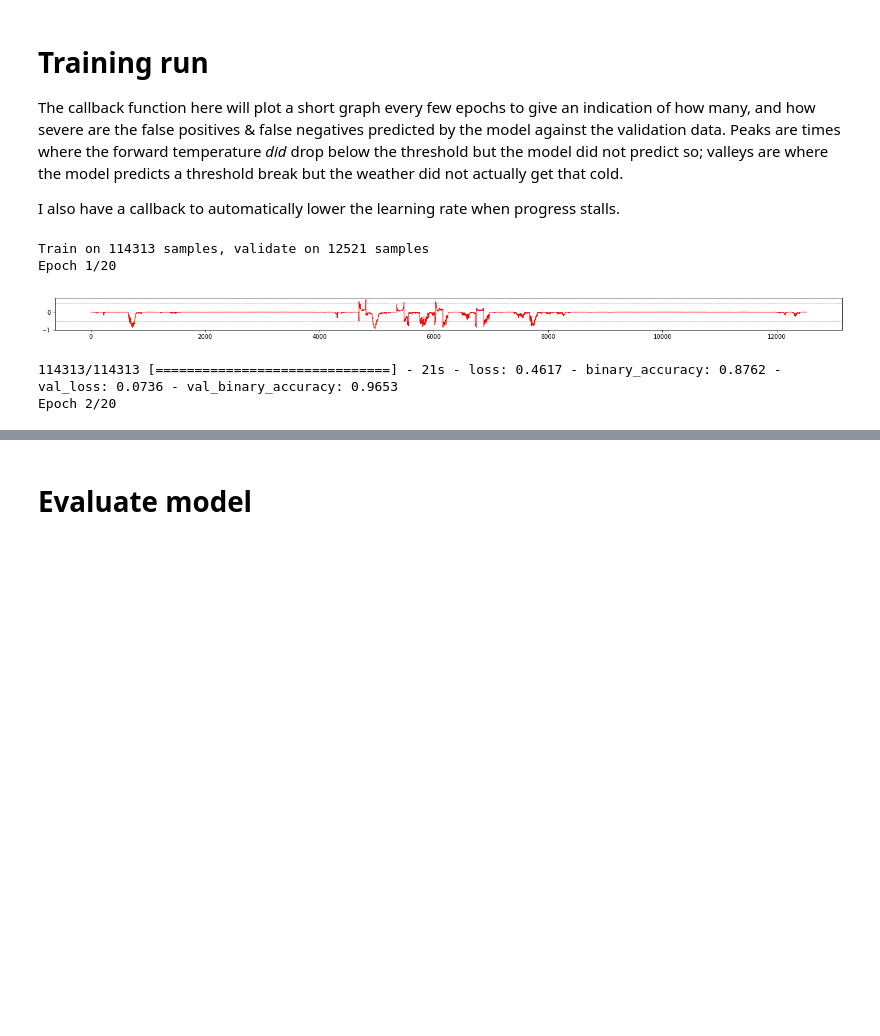
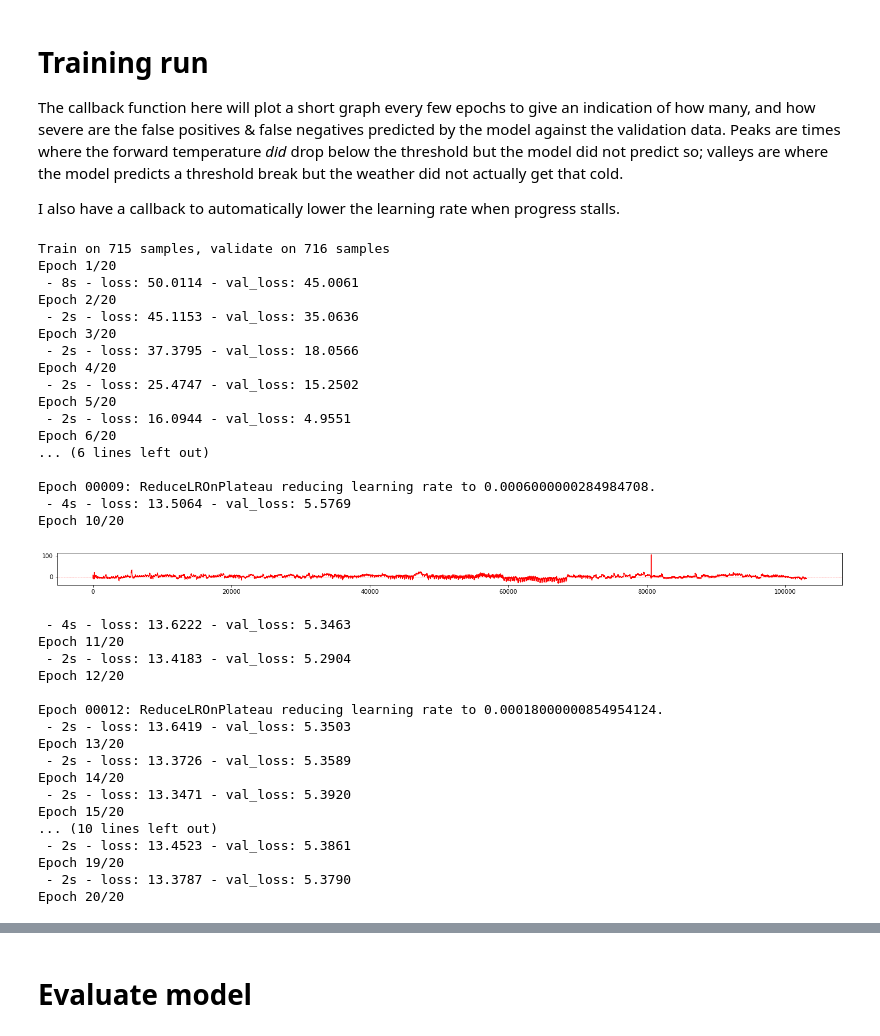
Before and after one commit to CienegaOrchards/Learning, a Jupyter notebook: Weather supplemental data.ipynb, the cells around one changed output, grey strips where cells are left out. Drawn from its saved outputs; the diff is of its cells as text; code cells hidden in the pictures; blank space fills up the shorter version.

```diff
--- a/Weather supplemental data.ipynb
+++ b/Weather supplemental data.ipynb
@@ -217,0 +126,8 @@ _________________________________________________________________
+# %%
+train_cont_x, train_cat_x, train_y = continuous_x[:val_start], categorical_x[:val_start], all_y[:val_start]
+val_cont_x, val_cat_x, val_y = continuous_x[val_start:val_end], categorical_x[val_start:val_end], all_y[val_start:val_end]
+
+train_data = data.iloc[:val_start]
+validation_data = data.iloc[val_start:val_end]
+
+train_cont_x.shape, train_cat_x.shape, train_y.shape, val_cont_x.shape, val_cat_x.shape, val_y.shape, train_y.mean(), val_y.mean()
@@ -217,0 +147,9 @@ _________________________________________________________________
+# %%
+train_cont_in = np.stack([[train_cont_x[seq_start + i] for i in range(seq_length)] for seq_start in range(0, len(train_cont_x), seq_length)])
+train_cat_in = np.stack([[train_cat_x[seq_start + i] for i in range(seq_length)] for seq_start in range(0, len(train_cat_x), seq_length)])
+train_cat_out = np.stack([[train_y[seq_start + i] for i in range(seq_length)] for seq_start in range(0, len(train_y), seq_length)])
+
+# Weights: give more emphasis to the ones where the forecast is below threshold
+train_sample_weights = ((train_data.forward_min<31).as_matrix() * (fp_fn_ratio-1)+1).reshape(-1,seq_length)
+
+train_cont_in.shape, train_cat_in.shape, train_cat_out.shape,train_sample_weights.shape
@@ -217,0 +158,6 @@ _________________________________________________________________
+# %%
+val_cont_in = np.stack([[val_cont_x[i+j-1] for i in range(seq_length)] for j in range(0, len(val_cont_x), seq_length)])
+val_cat_in = np.stack([[val_cat_x[i+j-1] for i in range(seq_length)] for j in range(0, len(val_cat_x), seq_length)])
+val_cat_out = np.stack([[val_y[i+j-1] for i in range(seq_length)] for j in range(0, len(val_y), seq_length)])
+
+val_cont_in.shape, val_cat_in.shape, val_cat_out.shape
@@ -217,0 +166,6 @@ _________________________________________________________________
+# %%
+train_inputs = [train_cont_in]
+val_inputs = [val_cont_in]
+for i in range(categorical_x.shape[1]):
+    train_inputs.append(train_cat_in[:,:,i].reshape(-1,seq_length,1))
+    val_inputs.append(val_cat_in[:,:,i].reshape(-1,seq_length,1))
@@ -224,25 +241,56 @@ I also have a callback to automatically lower the learning rate when progress st
 # %%
 class GraphCallback(keras.callbacks.Callback):
     def on_epoch_end(self, epoch, logs={}):
-#         if epoch%2==1:
+        if epoch%10==9:
             plt.figure(figsize=(24,1))
-            plt.plot((val_y-(model.predict(val_x, batch_size=batch_size))), 'r', lw=1)
+            plt.plot((val_cat_out-model.predict(val_inputs, batch_size=batch_size)).reshape(-1,1), 'r', lw=1)
             plt.axhline(0.5, color='r', ls='dashed', lw=0.5, alpha=0.5)
             plt.axhline(-0.5, color='r', ls='dashed', lw=0.5, alpha=0.5)
             plt.show()
+graph_cb = GraphCallback()
 
 reduce_lr = ReduceLROnPlateau(factor=0.3, patience=3, verbose=1)
-graph_cb = GraphCallback()
 
-history = model.fit(train_x, train_y,
+history = model.fit(train_inputs, train_cat_out,
           epochs=20,
           batch_size=batch_size,
-          validation_data=(val_x, val_y),
-          class_weight={0:1, 1:fp_fn_ratio, 2:fp_fn_ratio**2},
+          verbose=2,
+          validation_data=(val_inputs, val_cat_out),
+          sample_weight=train_sample_weights,
           callbacks=[reduce_lr, graph_cb])
 # %% [output]
-Train on 114313 samples, validate on 12521 samples
+Train on 715 samples, validate on 716 samples
 Epoch 1/20
+ - 8s - loss: 50.0114 - val_loss: 45.0061
+Epoch 2/20
+ - 2s - loss: 45.1153 - val_loss: 35.0636
+Epoch 3/20
+ - 2s - loss: 37.3795 - val_loss: 18.0566
+Epoch 4/20
+ - 2s - loss: 25.4747 - val_loss: 15.2502
+Epoch 5/20
+ - 2s - loss: 16.0944 - val_loss: 4.9551
+Epoch 6/20
+... (6 lines left out)
+
+Epoch 00009: ReduceLROnPlateau reducing learning rate to 0.0006000000284984708.
+ - 4s - loss: 13.5064 - val_loss: 5.5769
+Epoch 10/20
-[figure, old version]
+[figure, new version]
-114313/114313 [==============================] - 21s - loss: 0.4617 - binary_accuracy: 0.8762 - val_loss: 0.0736 - val_binary_accuracy: 0.9653
-Epoch 2/20
+ - 4s - loss: 13.6222 - val_loss: 5.3463
+Epoch 11/20
+ - 2s - loss: 13.4183 - val_loss: 5.2904
+Epoch 12/20
+
+Epoch 00012: ReduceLROnPlateau reducing learning rate to 0.00018000000854954124.
+ - 2s - loss: 13.6419 - val_loss: 5.3503
+Epoch 13/20
+ - 2s - loss: 13.3726 - val_loss: 5.3589
+Epoch 14/20
+ - 2s - loss: 13.3471 - val_loss: 5.3920
+Epoch 15/20
+... (10 lines left out)
+ - 2s - loss: 13.4523 - val_loss: 5.3861
+Epoch 19/20
+ - 2s - loss: 13.3787 - val_loss: 5.3790
+Epoch 20/20
```
Also changed, not shown: parts of 29 cells of this notebook, 3 other files.
